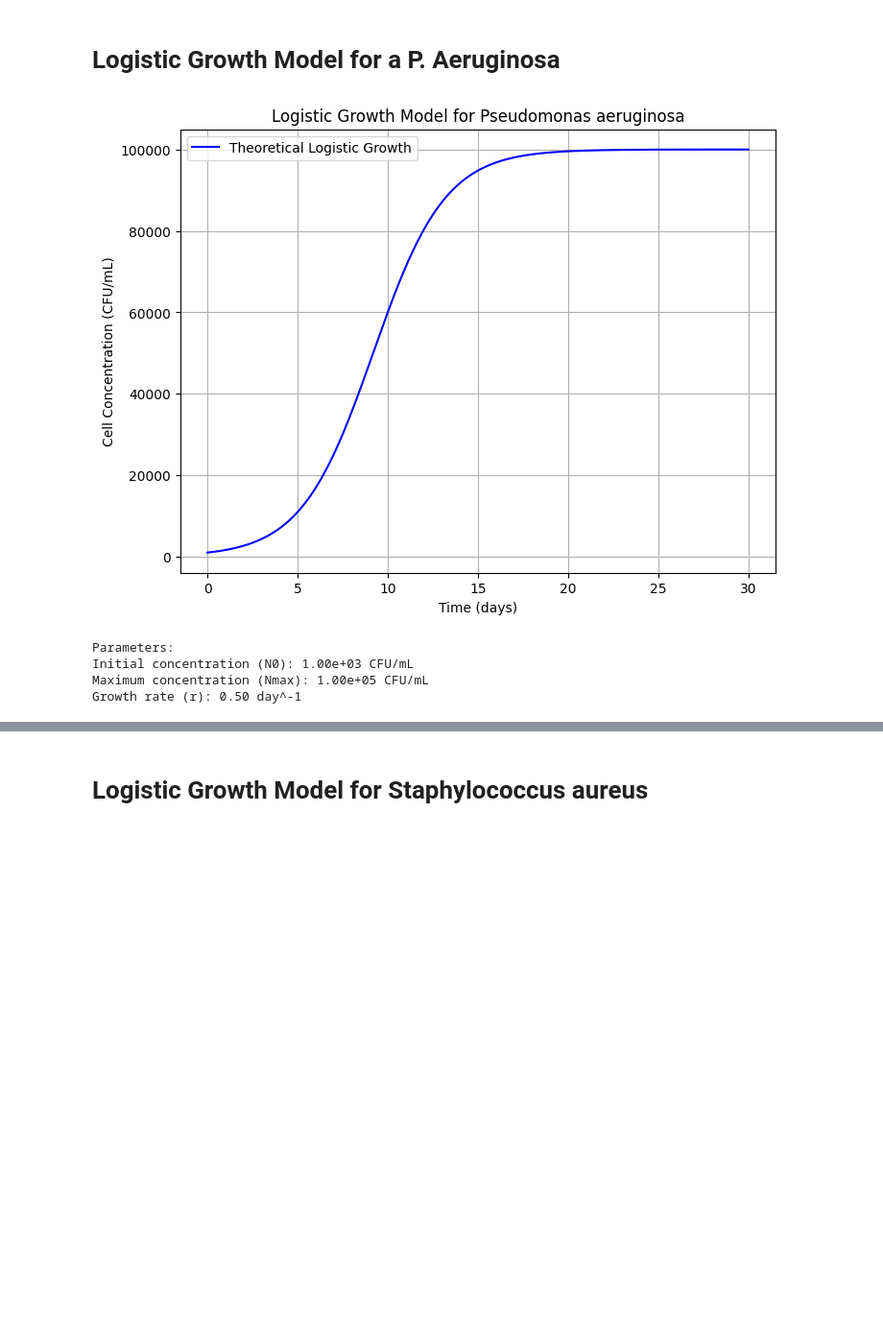
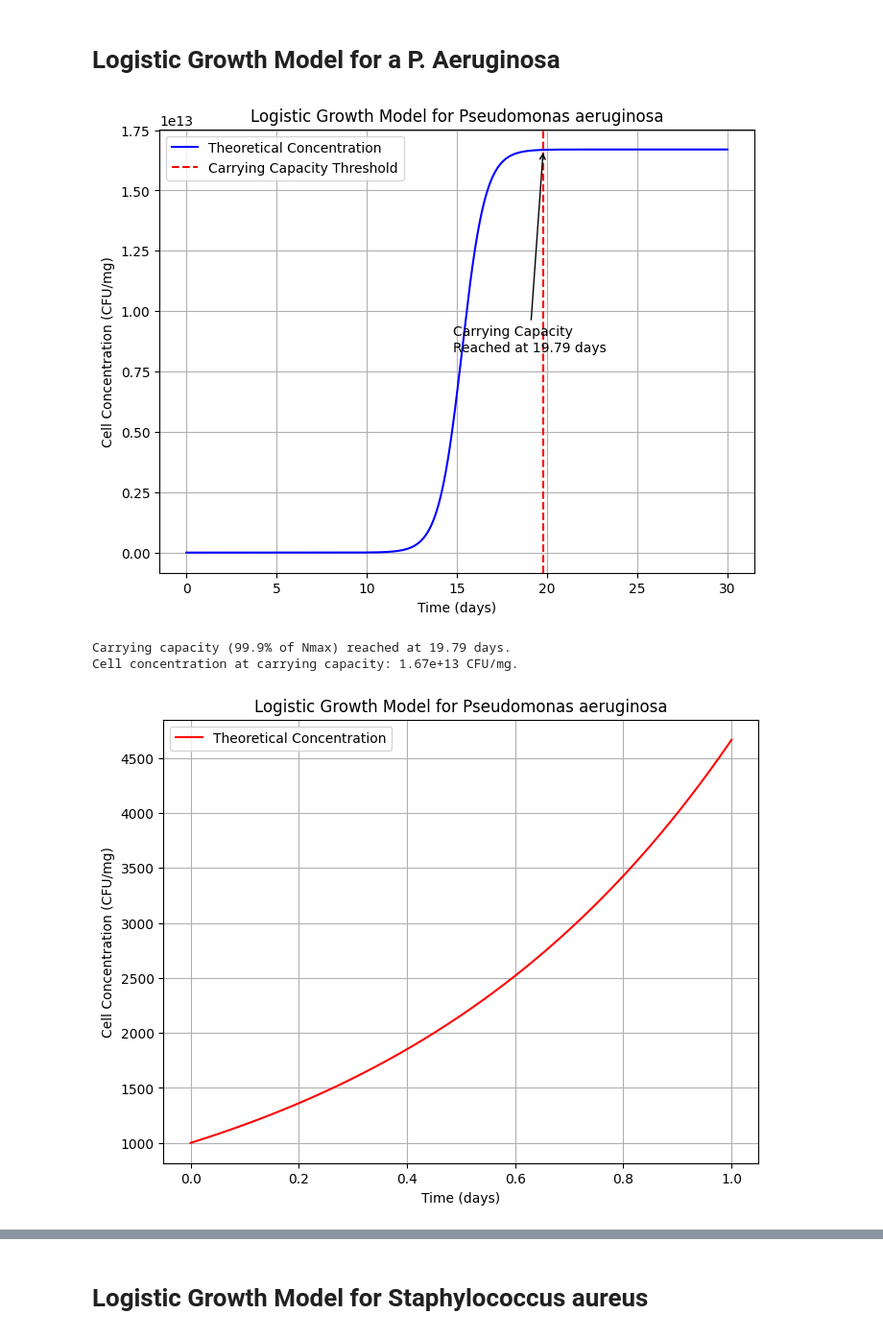
Before and after one commit to SpicedDill/Bacteria-Dynamics, a Jupyter notebook: modeling_pa01_staph.ipynb, the cells around one changed output, grey strips where cells are left out. Shown at 96% size. Drawn from its saved outputs; the diff is of its cells as text; code cells hidden in the pictures; blank space fills up the shorter version.

```diff
--- a/modeling_pa01_staph.ipynb
+++ b/modeling_pa01_staph.ipynb
@@ -7,45 +7,86 @@ import matplotlib.pyplot as plt
 # Define the logistic growth model
 def logistic_growth(t, N0, Nmax, r):
     """
     Logistic growth model.
     t: Time (days)
-    N0: Initial cell concentration (CFU/mL)
-    Nmax: Maximum cell concentration (CFU/mL)
+    N0: Initial cell concentration (CFU/mg)
+    Nmax: Maximum cell concentration (CFU/mg)
     r: Growth rate (day^-1)
     """
     return Nmax / (1 + ((Nmax - N0) / N0) * np.exp(-r * t))
 
 # Parameters for the model (specific to Pseudomonas aeruginosa)
-N0 = 1e3        # Initial concentration (CFU/mL)
-Nmax = 1e5      # Maximum concentration (CFU/mL)
-r = 0.5         # Growth rate (day^-1)
+N0 = 1e3        # Initial concentration (CFU/mg)
+Nmax = 1.67e13  # Maximum concentration (CFU/mg)
+r = np.log(2) / 0.45  # Growth rate days (approx 25 - 35 min)
+total_mg = 0.8
 
 # Generate time points for simulation
 time = np.linspace(0, 30, 1000)  # Time in days
 
 # Compute theoretical growth curve
 CFU = logistic_growth(time, N0, Nmax, r)
 
+# Threshold for carrying capacity
+threshold = 0.999 * Nmax  # 99.9% of Nmax
+
+# Find the time when the CFU count reaches the threshold
+threshold_index = np.where(CFU >= threshold)[0][0]
+threshold_time = time[threshold_index]
+threshold_cfu = CFU[threshold_index]
+
 # Plot the theoretical growth curve
 plt.figure(figsize=(8, 6))
-plt.plot(time, CFU, color='blue', label='Theoretical Logistic Growth')
+plt.plot(time, CFU, color='blue', label='Theoretical Concentration')
+
+# Add a vertical line and annotation for the carrying capacity
+plt.axvline(x=threshold_time, color='red', linestyle='--', label='Carrying Capacity Threshold')
+plt.annotate(f"Carrying Capacity\nReached at {threshold_time:.2f} days",
+             xy=(threshold_time, threshold_cfu),
+             xytext=(threshold_time - 5, threshold_cfu / 2),
+             arrowprops=dict(facecolor='black', arrowstyle="->"),
+             fontsize=10)
+
+# Add labels, legend, and grid
 plt.xlabel('Time (days)')
-plt.ylabel('Cell Concentration (CFU/mL)')
+plt.ylabel('Cell Concentration (CFU/mg)')
+plt.title('Logistic Growth Model for Pseudomonas aeruginosa')
+plt.legend()
+plt.grid()
+plt.show()
+
+# Print details about the carrying capacity
+print(f"Carrying capacity (99.9% of Nmax) reached at {threshold_time:.2f} days.")
+print(f"Cell concentration at carrying capacity: {threshold_cfu:.2e} CFU/mg.")
+
+
+time_early = np.linspace(0, 1, 1000)
+CFU = logistic_growth(time_early, N0, Nmax, r)
+
+plt.figure(figsize=(8, 6))
+plt.plot(time_early, CFU, color='red', label='Theoretical Concentration')
+plt.xlabel('Time (days)')
+plt.ylabel('Cell Concentration (CFU/mg)')
 plt.title('Logistic Growth Model for Pseudomonas aeruginosa')
 plt.legend()
 plt.grid()
 plt.show()
 
 # Print parameters
 print("Parameters:")
-print(f"Initial concentration (N0): {N0:.2e} CFU/mL")
-print(f"Maximum concentration (Nmax): {Nmax:.2e} CFU/mL")
-print(f"Growth rate (r): {r:.2f} day^-1")
+print(f"Initial concentration (N0): {N0:.2e} CFU/mg")
+print(f"Maximum concentration (Nmax): {Nmax:.2e} CFU/mg")
+print(f"Growth rate (r): {r:.2f} hour^-1")
 
 plt.show()
+
+"""
+Costerton, J. W., Stewart, P. S., & Greenberg, E. P. (1999). Bacterial biofilms: A common cause of persistent infections. Science, 284(5418), 1318–1322. https://doi.org/10.1126/science.284.5418.1318
+
+Jørgensen, K. M., Wassermann, T., Johansen, H. K., & Molin, S. (2015). Diverse adaptive mechanisms in populations of Pseudomonas aeruginosa infecting airways of cystic fibrosis patients. Frontiers in Microbiology, 6, 971. https://doi.org/10.3389/fmicb.2015.00971
+"""
 # %% [output]
-[figure, old version]
+[figure, new version]
-Parameters:
-Initial concentration (N0): 1.00e+03 CFU/mL
-Maximum concentration (Nmax): 1.00e+05 CFU/mL
-Growth rate (r): 0.50 day^-1
+Carrying capacity (99.9% of Nmax) reached at 19.79 days.
+Cell concentration at carrying capacity: 1.67e+13 CFU/mg.
+[figure, added]
```
Also changed, not shown: parts of 7 cells of this notebook.
